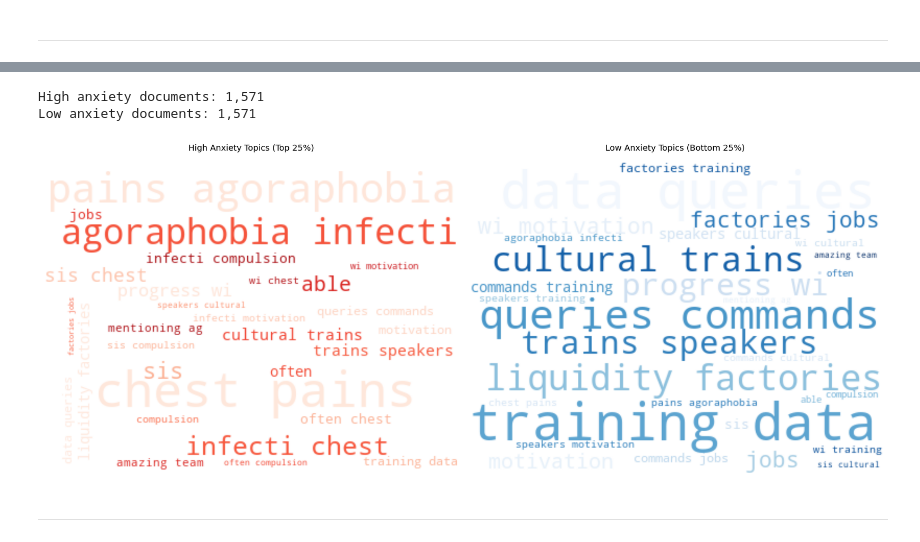
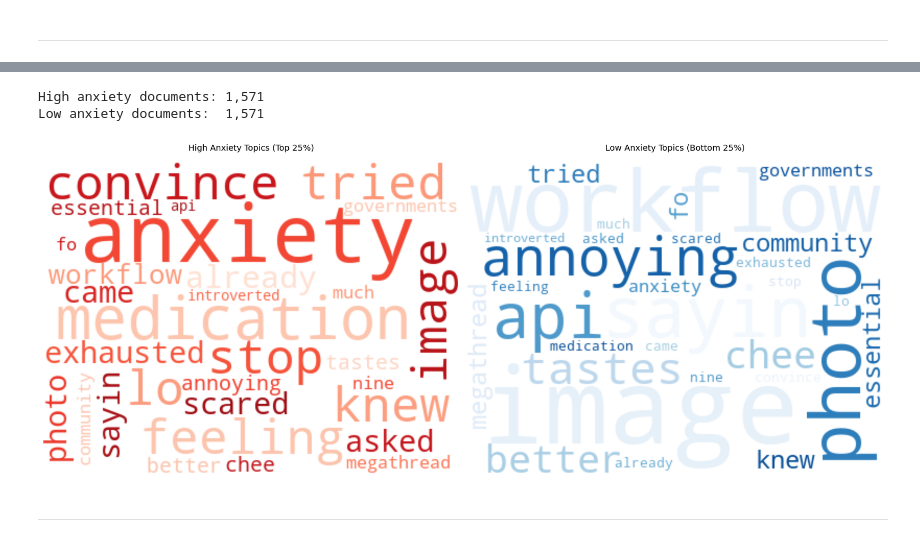
Before and after one commit to shutinghe3601/milestone2, a Jupyter notebook: notebooks/03_topic_modeling_and_anxiety_evaluation.ipynb, the cells around one changed output, grey strips where cells are left out. Cells and saved outputs as stored; diff of their text form; code cells hidden in the pictures.

```diff
--- a/notebooks/03_topic_modeling_and_anxiety_evaluation.ipynb
+++ b/notebooks/03_topic_modeling_and_anxiety_evaluation.ipynb
@@ -696,15 +676,8 @@ def _pick_tokens_df(df: pd.DataFrame) -> str:
 # %%
-USE_PROCESSED = True  # flip to False to use raw
+path = Path("../data/processed/reddit_anxiety_v1.parquet")
+print("Loading (processed)…")
+raw_data = pd.read_parquet(path)
 
-if USE_PROCESSED:
-    path = Path("../data/processed/reddit_anxiety_v1.parquet")
-    print("Loading (processed)…")
-    raw_data = pd.read_parquet(path)
-else:
-    path = Path("../data/raw/submission.jsonl")
-    print("Loading (raw)…")
-    records = load_jsonl(path)
-    raw_data = to_dataframe(records)
 
 # Overview (unchanged)
 print(f"Loaded {len(raw_data):,} submissions")
@@ -906,7 +898,7 @@ print(f"Document-term matrix shape: {X0.shape}")
 # Baseline NMF fit
 nmf0 = NMF(
     n_components=CONFIG["final_k"],
-    init=CONFIG["init"],
+    init=CONFIG.get("init", "nndsvda"),
     solver="mu",
     beta_loss="kullback-leibler",
     alpha_W=0.0,
@@ -1288,44 +1326,58 @@ Creating word cloud for all processed text...
 # %%
-# Word cloud comparison: high vs low anxiety topic labels
-if "anxiety_score" in df.columns:
-    # High anxiety posts (top 25%)
-    high_anxiety_threshold = df["anxiety_score"].quantile(0.75)
-    high_labels = label_to_tokens(df.loc[df["anxiety_score"] >= high_anxiety_threshold, LABEL_COL])
+# === Word cloud: High vs Low anxiety (stable + simple) ===
+LABEL_COL = "topic_label" if "topic_label" in df.columns else "nmf_label"
+if LABEL_COL not in df.columns or "anxiety_score" not in df.columns:
+    raise RuntimeError("Missing required columns. Run previous sections first.")
 
-    # Low anxiety posts (bottom 25%)
-    low_anxiety_threshold = df["anxiety_score"].quantile(0.25)
-    low_labels = label_to_tokens(df.loc[df["anxiety_score"] <= low_anxiety_threshold, LABEL_COL])
+dd = df[[LABEL_COL, "anxiety_score"]].copy()
+dd[LABEL_COL] = dd[LABEL_COL].fillna("").astype(str).str.strip()
+dd = dd[dd[LABEL_COL] != ""].dropna(subset=["anxiety_score"])
 
-    print(f"High anxiety documents: {len(high_labels):,}")
-    print(f"Low anxiety documents: {len(low_labels):,}")
+# Confidence weights (fallback to 1 if col not present)
+w = df.get("nmf_conf", pd.Series(1.0, index=df.index)).reindex(dd.index).fillna(1.0).clip(0, 1)
+dd["_w"] = w
 
-    fig, (ax1, ax2) = plt.subplots(1, 2, figsize=(20, 8))
+# Quantiles on *unweighted* score keep it easy to explain
+hi_q = dd["anxiety_score"].quantile(0.75)
+lo_q = dd["anxiety_score"].quantile(0.25)
 
-    if len(high_labels) > 0:
-        high_text = " ".join(token for tokens in high_labels for token in tokens)
-        wordcloud_high = WordCloud(
-            width=400, height=300, background_color="white",
-            max_words=100, colormap="Reds", relative_scaling=0.5,
-            random_state=42
-        ).generate(high_text)
+hi = dd.loc[dd["anxiety_score"] >= hi_q].copy()
+lo = dd.loc[dd["anxiety_score"] <= lo_q].copy()
 
-        ax1.imshow(wordcloud_high, interpolation="bilinear")
-        ax1.set_title("High Anxiety Topics (Top 25%)", fontsize=14, pad=20)
-        ax1.axis("off")
+print(f"High anxiety documents: {len(hi):,}")
+print(f"Low anxiety documents:  {len(lo):,}")
 
-    if len(low_labels) > 0:
-        low_text = " ".join(token for tokens in low_labels for token in tokens)
-        wordcloud_low = WordCloud(
-            width=400, height=300, background_color="white",
-            max_words=100, colormap="Blues", relative_scaling=0.5,
-            random_state=42
-        ).generate(low_text)
+# Build weighted label strings (weight ~ repeats to emphasize prevalence)
+def labels_to_text(df_part, label_col, weight_col, repeat_cap=5):
+    counts = (df_part.groupby(label_col)[weight_col].sum()
+                      .sort_values(ascending=False))
+    # turn weights into small integer repeats for wordcloud emphasis
+    reps = (counts / counts.max() * repeat_cap).round().clip(lower=1).astype(int)
+    tokens = []
+    for label, r in reps.items():
+        tokens.extend(label.replace("/", " ").split() * int(r))
+    return " ".join(tokens)
 
-        ax2.imshow(wordcloud_low, interpolation="bilinear")
-        ax2.set_title("Low Anxiety Topics (Bottom 25%)", fontsize=14, pad=20)
-        ax2.axis("off")
+hi_text = labels_to_text(hi, LABEL_COL, "_w")
+lo_text = labels_to_text(lo, LABEL_COL, "_w")
 
-    plt.tight_layout()
-    plt.show()
+fig, (ax1, ax2) = plt.subplots(1, 2, figsize=(20, 8))
+
+wc_hi = WordCloud(width=400, height=300, background_color="white",
+                  max_words=100, colormap="Reds", relative_scaling=0.5,
+                  random_state=42).generate(hi_text)
+ax1.imshow(wc_hi, interpolation="bilinear")
+ax1.set_title("High Anxiety Topics (Top 25%)", fontsize=14, pad=20)
+ax1.axis("off")
+
+wc_lo = WordCloud(width=400, height=300, background_color="white",
+                  max_words=100, colormap="Blues", relative_scaling=0.5,
+                  random_state=42).generate(lo_text)
+ax2.imshow(wc_lo, interpolation="bilinear")
+ax2.set_title("Low Anxiety Topics (Bottom 25%)", fontsize=14, pad=20)
+ax2.axis("off")
+
+plt.tight_layout()
+plt.show()
 # %% [output]
 High anxiety documents: 1,571
@@ -1333,4 +1385,4 @@ Low anxiety documents: 1,571
-[figure, old version]
+[figure, new version]
 # %% [markdown]
 ---
 # %% [markdown]
```
Also changed, not shown: parts of 28 cells of this notebook, 8 other files.
